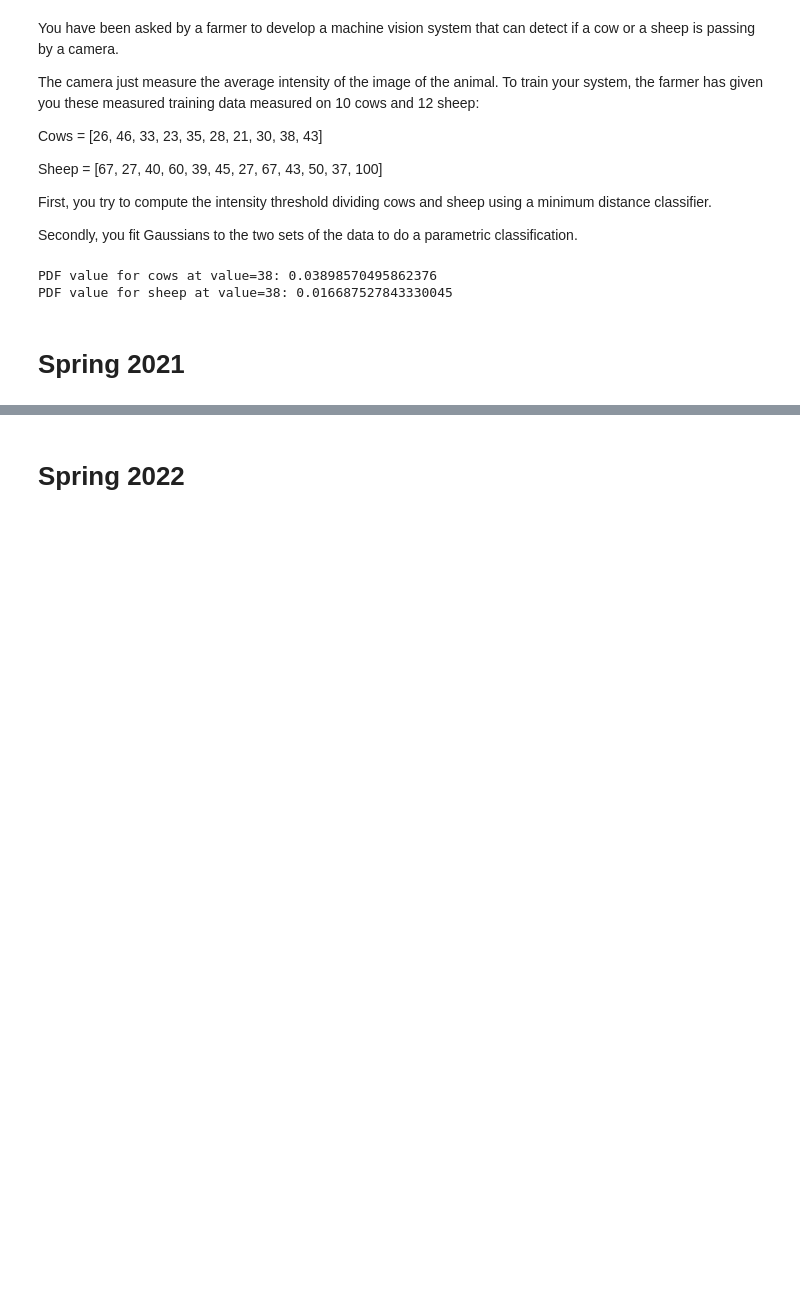
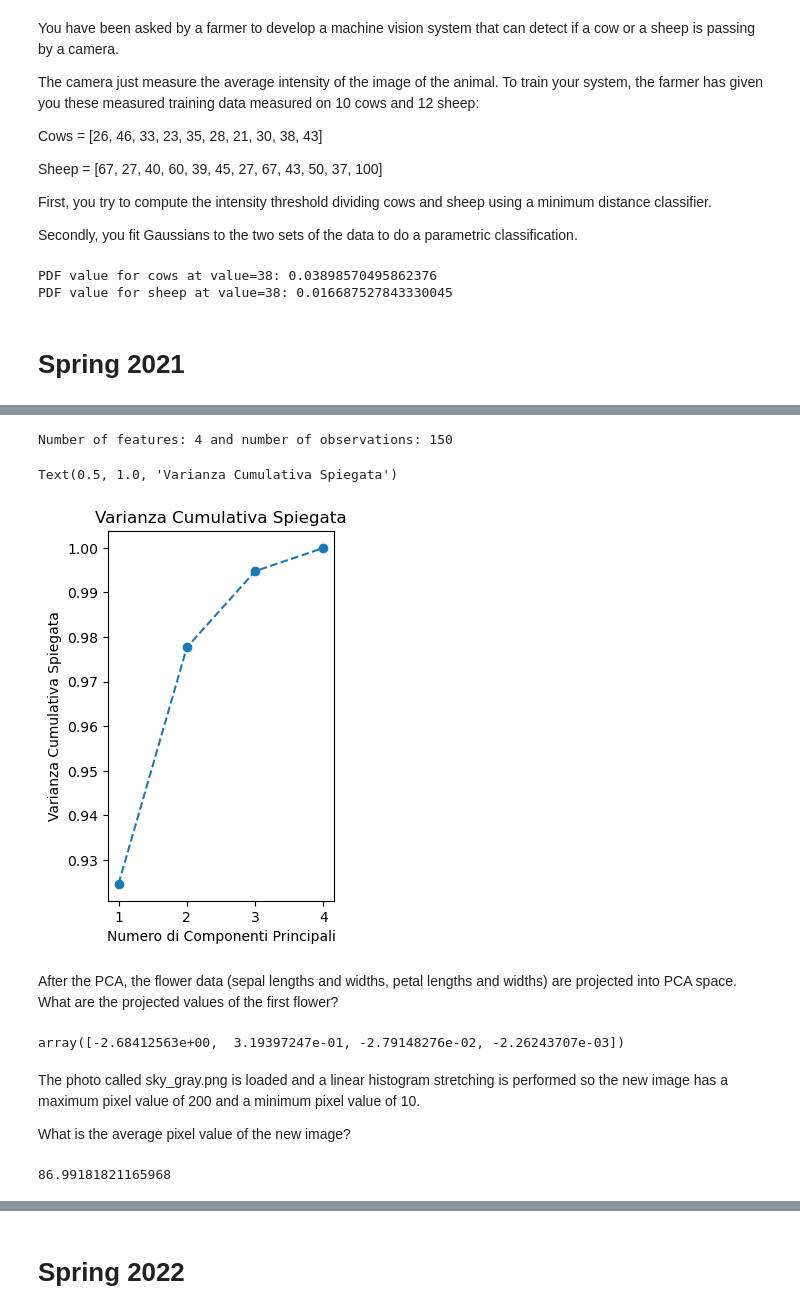
Before and after one commit to magolimbo/02502-Image-Analysis-Cheatsheet, a Jupyter notebook: Prova_sol.ipynb, the cells around one changed output, grey strips where cells are left out. Saved outputs shown, nothing was run; the diff lists cells and outputs as text; code cells hidden in the pictures; blank space fills up the shorter version.

```diff
--- a/Prova_sol.ipynb
+++ b/Prova_sol.ipynb
@@ -1035,0 +1046,72 @@ PDF value for sheep at value=38: 0.016687527843330045
+# %%
+# load txt dataset
+txt_name = r"C:\Users\Dell\Desktop\Git Hub\02502-Image-Analysis-Cheatsheet\Exams\may2021\irisdata.txt"
+iris_data = np.loadtxt(txt_name, comments="%")
+# x is a matrix with 50 rows and 4 columns
+x = iris_data[0:150, 0:4]
+n_feat = x.shape[1]
+n_obs = x.shape[0]
+print(f"Number of features: {n_feat} and number of observations: {n_obs}")
+
+# compute variance for each feature
+sep_l = x[:, 0]
+sep_w = x[:, 1]
+pet_l = x[:, 2]
+pet_w = x[:, 3]
+var_sep_l = sep_l.var(ddof=1)
+var_sep_w = sep_w.var(ddof=1)
+var_pet_l = pet_l.var(ddof=1)
+var_pet_l = pet_w.var(ddof=1)
+
+
+# display matrix of scatterplots of pair of features.
+plt.figure()  # Added this to make sure that the figure appear
+# Transform the data into a Pandas dataframe
+d = pd.DataFrame(
+    x, columns=["Sepal length", "Sepal width", "Petal length", "Petal width"]
+)
+# sns.pairplot(d)
+# plt.show()
+
+# perform PCA
+data = x  # deve essere di tipo numpy, non gli va bene un panda dataframe
+pca = decomposition.PCA()
+pca_model = pca.fit(data)
+values_pca = pca.explained_variance_
+exp_var_ratio = pca.explained_variance_ratio_
+vectors_pca = pca.components_  # vector of the principal components
+
+pc1 = pca_model.components_[0]
+pc2 = pca_model.components_[1]
+
+# Plot della varianza cumulativa
+plt.subplot(1, 2, 2)
+plt.plot(
+    range(1, len(exp_var_ratio) + 1),
+    np.cumsum(exp_var_ratio),
+    marker="o",
+    linestyle="--",
+)
+plt.xlabel("Numero di Componenti Principali")
+plt.ylabel("Varianza Cumulativa Spiegata")
+plt.title("Varianza Cumulativa Spiegata")
+# %% [output]
+Number of features: 4 and number of observations: 150
+Text(0.5, 1.0, 'Varianza Cumulativa Spiegata')
+[figure, added]
+# %% [markdown]
+After the PCA, the flower data (sepal lengths and widths, petal lengths and widths)
+are projected into PCA space. What are the projected values of the first flower?
+# %%
+data_transform = pca.transform(
+    data
+)  # proietta i dati (in questo caso non normalizzati, lungo le componenti principali)
+data_transform[0]
+# %% [output]
+array([-2.68412563e+00,  3.19397247e-01, -2.79148276e-02, -2.26243707e-03])
+# %% [markdown]
+The photo called sky_gray.png is loaded and a linear histogram stretching is
+performed so the new image has a maximum pixel value of 200 and a minimum pixel
+value of 10.
+
+What is the average pixel value of the new image?
@@ -1035,0 +1138,6 @@ PDF value for sheep at value=38: 0.016687527843330045
+# %%
+sky_gray = io.imread(r"Exams\may2021\sky_gray.png")
+
+np.mean(histogram_stretch(sky_gray, 10, 200))
+# %% [output]
+86.99181821165968
```
Also changed, not shown: parts of 36 cells of this notebook, 12 other files.
